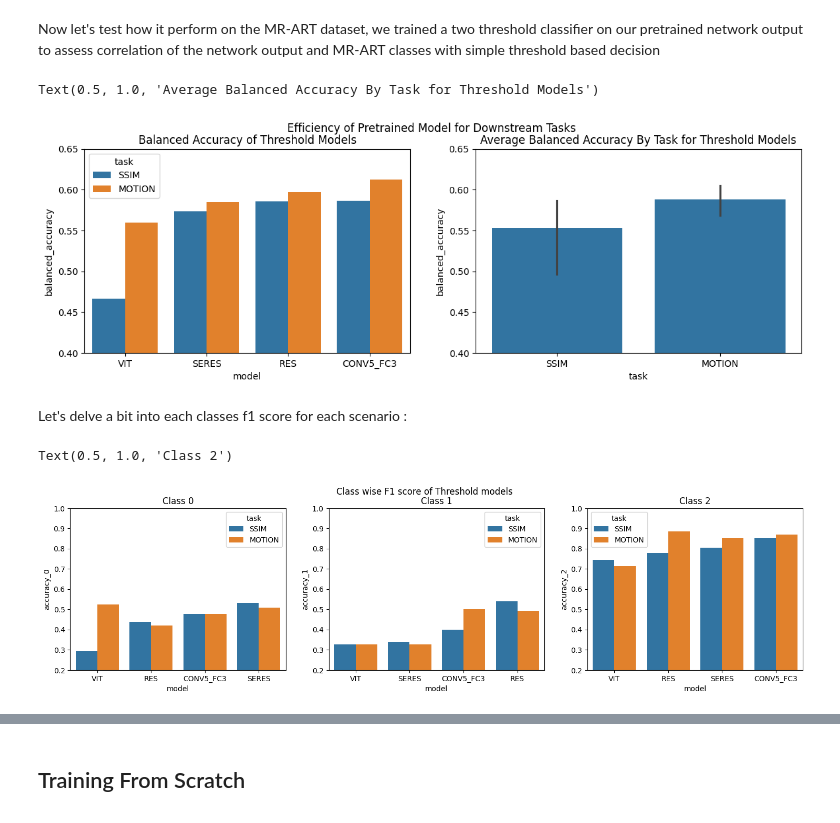
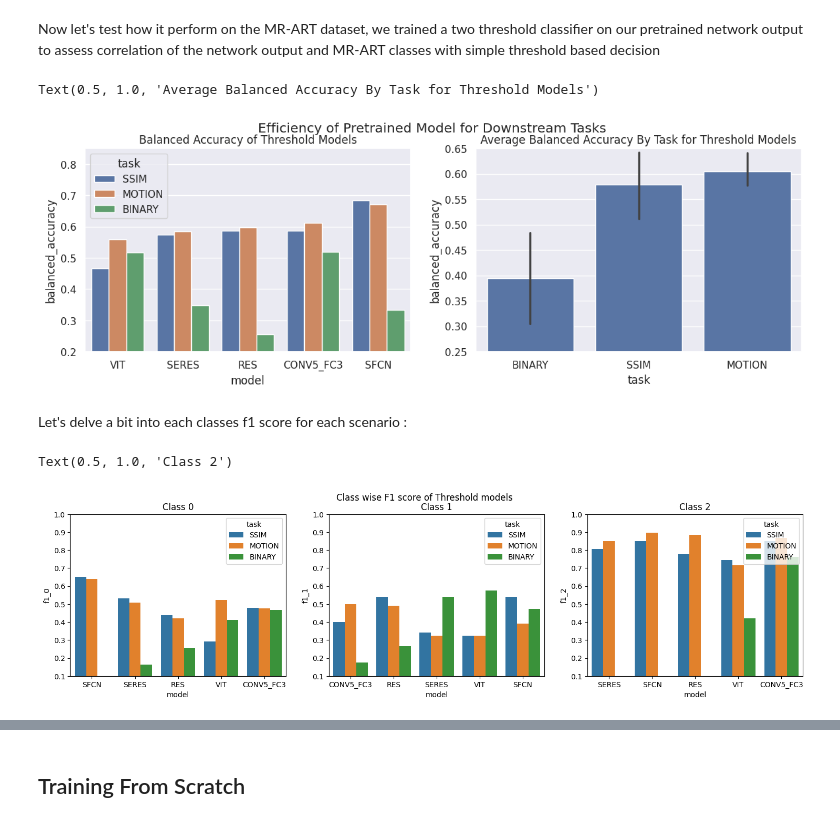
Before and after one commit to chbricout/motiondetector, a Jupyter notebook: notebooks/test_models.ipynb, the cells around one changed output, grey strips where cells are left out. Saved outputs shown, nothing was run; the diff lists cells and outputs as text; code cells hidden in the pictures.

```diff
--- a/notebooks/test_models.ipynb
+++ b/notebooks/test_models.ipynb
@@ -12,0 +18,4 @@ path_to_test="../test_report"
+# %%
+path_to_test="../test_report"
+task_hue_order=('SSIM', 'MOTION', 'BINARY')
+api = API(config.COMET_API_KEY)
@@ -17,7 +66,10 @@ path_to_test="../test_report"
 # %% [markdown]
 First we will aggregate the results csv obtained on each pretrained model when running `cli.py test pretrain`
 # %%
-full_results = []
+motion_res = []
+ssim_res = []
+binary_res= []
+
 mrart_results=[]
 for models_directory in glob.glob(path.join(path_to_test,"pretraining", "*")):
     model, task, *_ = path.basename(models_directory).split("-")
@@ -25,15 +77,26 @@ for models_directory in glob.glob(path.join(path_to_test,"pretraining", "*")):
     results = pd.read_csv(path.join(models_directory, "results.csv"))
     results['model']=model
     results['task']=task
-    full_results.append(results[['model', 'task','source','r2','rmse']])
+    if task=="MOTION":
+        motion_res.append(results[['model', 'task','source','r2','rmse']])
+    elif task=="SSIM":
+        ssim_res.append(results[['model', 'task','source','r2','rmse']])
+    elif task=="BINARY":
+        binary_res.append(results[['model', 'task','source','balanced_accuracy','rmse']])
 
     mrart = pd.read_csv(path.join(models_directory, 'mrart_recap.csv'))
     mrart['model']=model
     mrart['task']=task
-    mrart_results.append(mrart[['model', 'task', 'balanced_accuracy','threshold_1','threshold_2','accuracy_0','accuracy_1','accuracy_2']])
+    mrart_results.append(mrart[['model', 'task', 'balanced_accuracy','threshold_1','threshold_2','f1_0','f1_1','f1_2']])
 
-full_results =pd.concat(full_results)
-mrart_results =pd.concat(mrart_results)
+motion_res =pd.concat(motion_res)
+ssim_res =pd.concat(ssim_res)
+binary_res =pd.concat(binary_res)
 
-motion_res = full_results[full_results['task']=="MOTION"]
-ssim_res = full_results[full_results['task']=="SSIM"]
+motion_res= motion_res[motion_res['source']=='simple']
+ssim_res= ssim_res[ssim_res['source']=='simple']
+binary_res= binary_res[binary_res['source']=='simple']
+
+thresh_mrart_results =pd.concat(mrart_results)
+exps = api.get_experiments("mrart", "estimate-motion-pretrain", "pretraining-*")
+duration_df = get_duration_df_pretrain(exps)
@@ -83,43 +185,43 @@ Text(0.5, 1.0, 'Root mean squared error results')
 # %% [markdown]
 ### Analysis of MR-ART predictions
-# %%
-task_hue_order=('SSIM', 'MOTION')
 # %% [markdown]
 Now let's test how it perform on the MR-ART dataset, we trained a two threshold classifier on our pretrained network output to assess correlation of the network output and MR-ART classes with simple threshold based decision
 # %%
 fig = plt.figure(figsize=(14,4))
 fig.suptitle("Efficiency of Pretrained Model for Downstream Tasks")
 plt.subplot(1,2,1)
-sb.barplot(mrart_results.sort_values("balanced_accuracy"), x="model", y="balanced_accuracy", hue="task", hue_order=task_hue_order)
-plt.ylim((0.4,0.65))
+sb.barplot(thresh_mrart_results, x="model", y="balanced_accuracy", hue="task", hue_order=task_hue_order, order=[
+   'VIT',    'SERES','RES','CONV5_FC3', 'SFCN',
+])
+plt.ylim((0.2,0.85))
 plt.title("Balanced Accuracy of Threshold Models")
 
 plt.subplot(1,2,2)
-sb.barplot(mrart_results.sort_values("balanced_accuracy"), x="task",  y="balanced_accuracy")
-plt.ylim((0.4,0.65))
+sb.barplot(thresh_mrart_results.sort_values("balanced_accuracy"), x="task",  y="balanced_accuracy")
+plt.ylim((0.25,0.65))
 plt.title("Average Balanced Accuracy By Task for Threshold Models")
 # %% [output]
 Text(0.5, 1.0, 'Average Balanced Accuracy By Task for Threshold Models')
-[figure, old version]
+[figure, new version]
 # %% [markdown]
 Let's delve a bit into each classes f1 score for each scenario :
 # %%
 fig=plt.figure(figsize=(18,4))
 fig.suptitle("Class wise F1 score of Threshold models")
 plt.subplot(1,3,1)
-sb.barplot(mrart_results.sort_values("accuracy_0"), x="model", y="accuracy_0",hue="task", hue_order=task_hue_order)
-plt.ylim((0.2,1))
+sb.barplot(thresh_mrart_results.sort_values("f1_0"), x="model", y="f1_0",hue="task", hue_order=task_hue_order)
+plt.ylim((0.1,1))
 plt.title("Class 0")
 
 plt.subplot(1,3,2)
-sb.barplot(mrart_results.sort_values("accuracy_1"), x="model",  y="accuracy_1",hue="task", hue_order=task_hue_order)
-plt.ylim((0.2,1))
+sb.barplot(thresh_mrart_results.sort_values("f1_1"), x="model",  y="f1_1",hue="task", hue_order=task_hue_order)
+plt.ylim((0.1,1))
 plt.title("Class 1")
 
 plt.subplot(1,3,3)
-sb.barplot(mrart_results.sort_values("accuracy_2"), x="model",  y="accuracy_2",hue="task", hue_order=task_hue_order)
-plt.ylim((0.2,1))
+sb.barplot(thresh_mrart_results.sort_values("f1_2"), x="model",  y="f1_2",hue="task", hue_order=task_hue_order)
+plt.ylim((0.1,1))
 plt.title("Class 2")
 # %% [output]
 Text(0.5, 1.0, 'Class 2')
-[figure, old version]
+[figure, new version]
```
Also changed, not shown: parts of 50 cells of this notebook, 31 other files.
